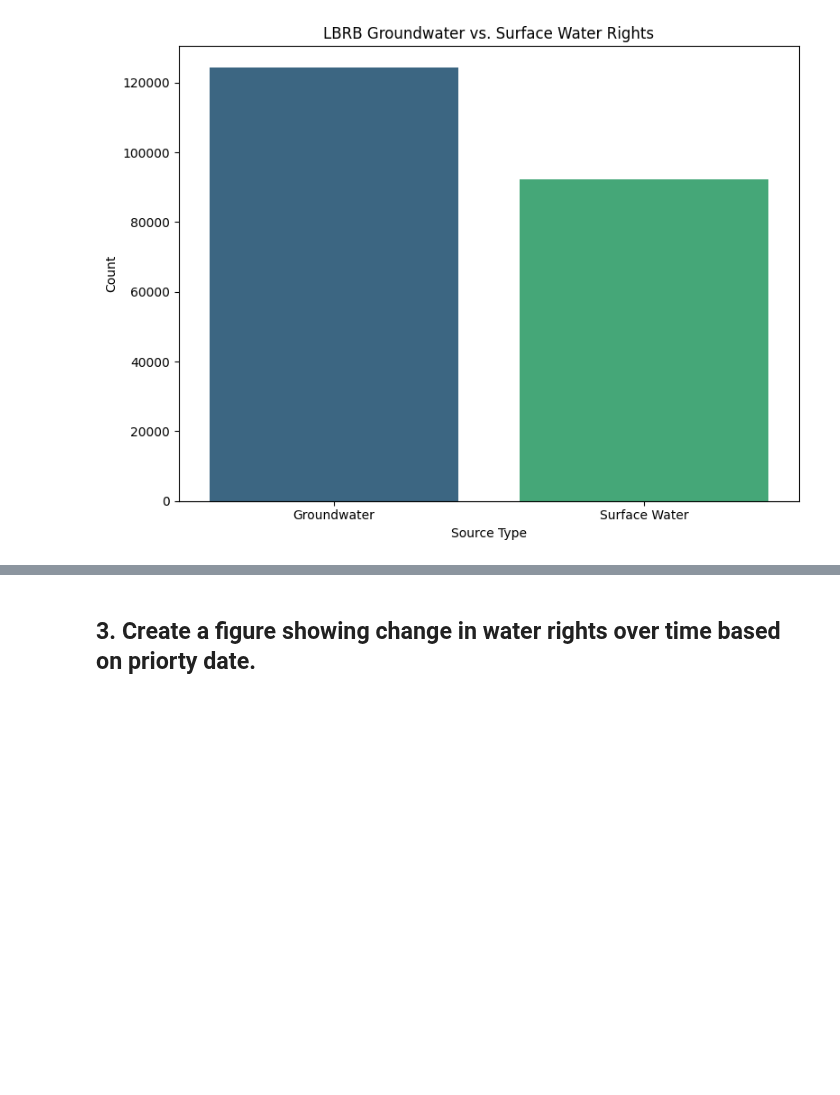
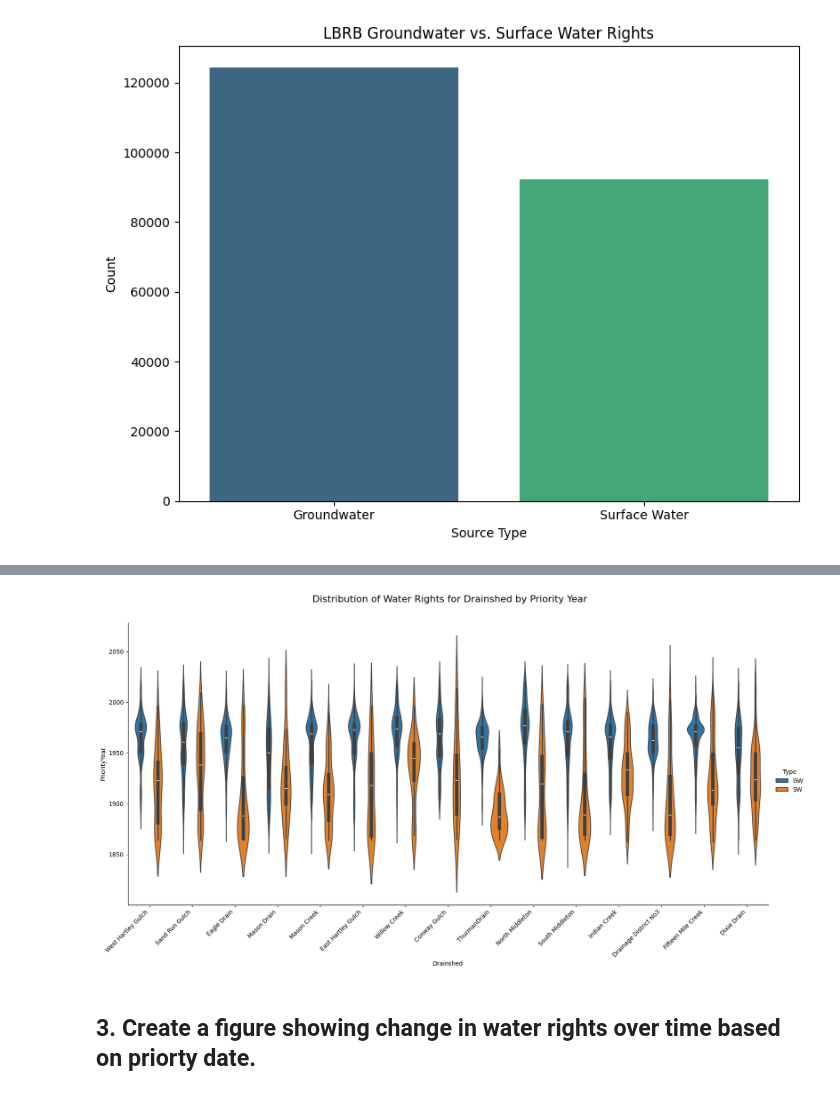
Before and after one commit to carlibeisel/Drains_Lower_Boise_River, a Jupyter notebook: *water_rights.ipynb, the cells around one changed output, grey strips where cells are left out. Cells and saved outputs as stored; diff of their text form; code cells hidden in the pictures; blank space fills up the shorter version.

```diff
--- a/*water_rights.ipynb
+++ b/*water_rights.ipynb
@@ -418,3 +479,33 @@ plt.show()
+# %%
+# ----------------------------------- #
+#   SW/GW Comparison in Drainsheds
+#       Priority Year
+# ----------------------------------- #
+
+#violin plot of all drainages
+
+# Load the data
+file = pd.read_csv('/content/drive/MyDrive/Data/Model Modifications/water_rights/drainsheds_wr.csv')
+
+# Convert DecreedDat to datetime format
+file['PriorityDa'] = pd.to_datetime(file['PriorityDa'])
+
+# Extract the year from DecreedDat
+file['PriorityYear'] = file['PriorityDa'].dt.year
+
+# Plot using sns.catplot
+plot = sns.catplot(
+    data=file, x="Drainshed", y="PriorityYear", hue="Type",
+    kind="violin", height=8, aspect=2)  # Increase height and aspect ratio for larger plot
+
+plot.set_xticklabels(rotation=45, ha='right')
+plot.fig.suptitle("Distribution of Water Rights for Drainshed by Priority Year", fontsize=16)
+plot.fig.subplots_adjust(top=0.9)
+
+# Show the plot
+plt.show()
+# %% [output]
+[figure, added]
 # %% [markdown]
 ## 3. Create a figure showing change in water rights over time based on priorty date.
 # %%
```
Also changed, not shown: parts of 15 cells of this notebook.
